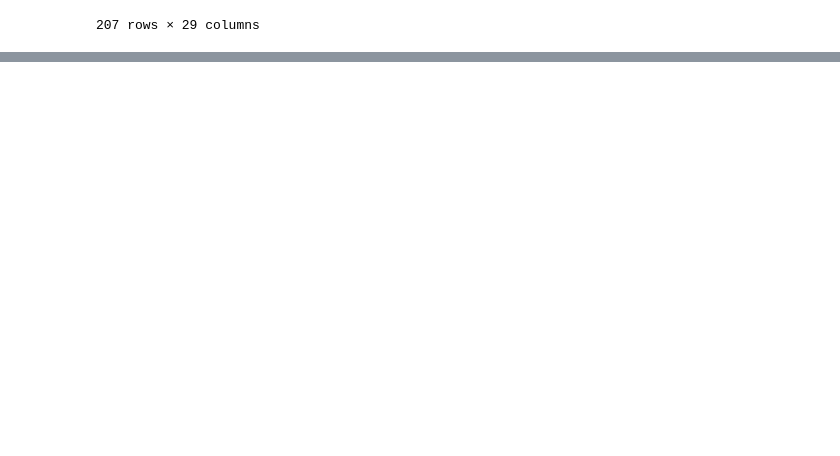
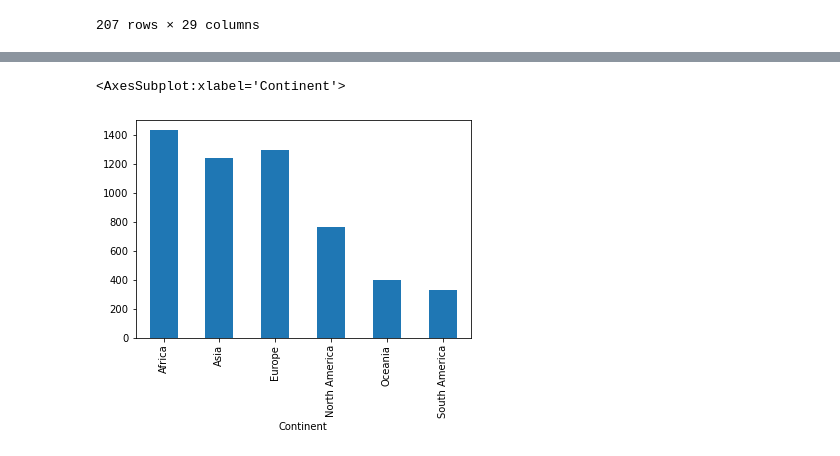
Before and after one commit to nss-data-science-cohort-6/un_data_question-AjayNSS, a Jupyter notebook: notebooks/UN_Data_Exploration.ipynb, the cells around one changed output, grey strips where cells are left out. Cells and saved outputs as stored; diff of their text form; code cells hidden in the pictures; blank space fills up the shorter version.

```diff
--- a/notebooks/UN_Data_Exploration.ipynb
+++ b/notebooks/UN_Data_Exploration.ipynb
@@ -501,2 +486,7 @@ Name: Equatorial Guinea, dtype: float64
 # %%
 #QUES 16 E **Bonus:** Put both line charts on the same plot
+# %%
+# 17. Read in continents.csv contained in the `data` folder into a new dataframe called `continents`.
+# We will be using this dataframe to add a new column to our dataset.
+continents = pd.read_csv("../data/continents.csv")
+continents
@@ -502,0 +527,4 @@ Name: Equatorial Guinea, dtype: float64
+# %%
+gdp_df = pd.merge(left=gdp_df.rename(columns={"Country or Area": "Country"}),
+         right=continents
+        )
@@ -502,0 +549,5 @@ Name: Equatorial Guinea, dtype: float64
+# %%
+gdp_df.groupby(['Continent'])['Continent'].count().plot(kind="bar")
+# %% [output]
+<AxesSubplot:xlabel='Continent'>
+[figure, added]
```
Also changed, not shown: parts of 12 cells of this notebook.
